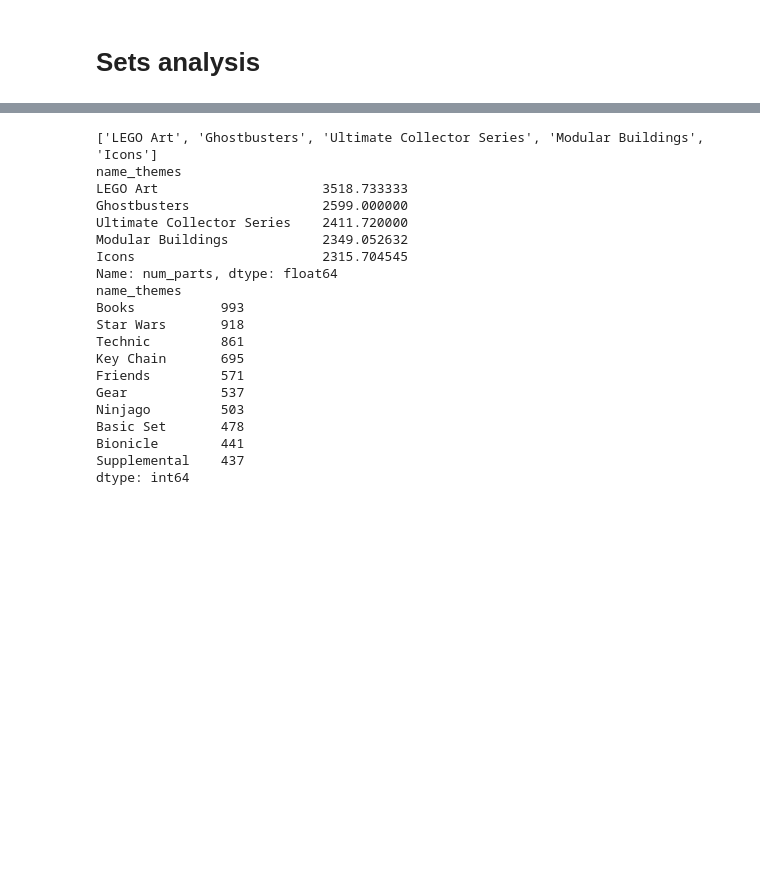
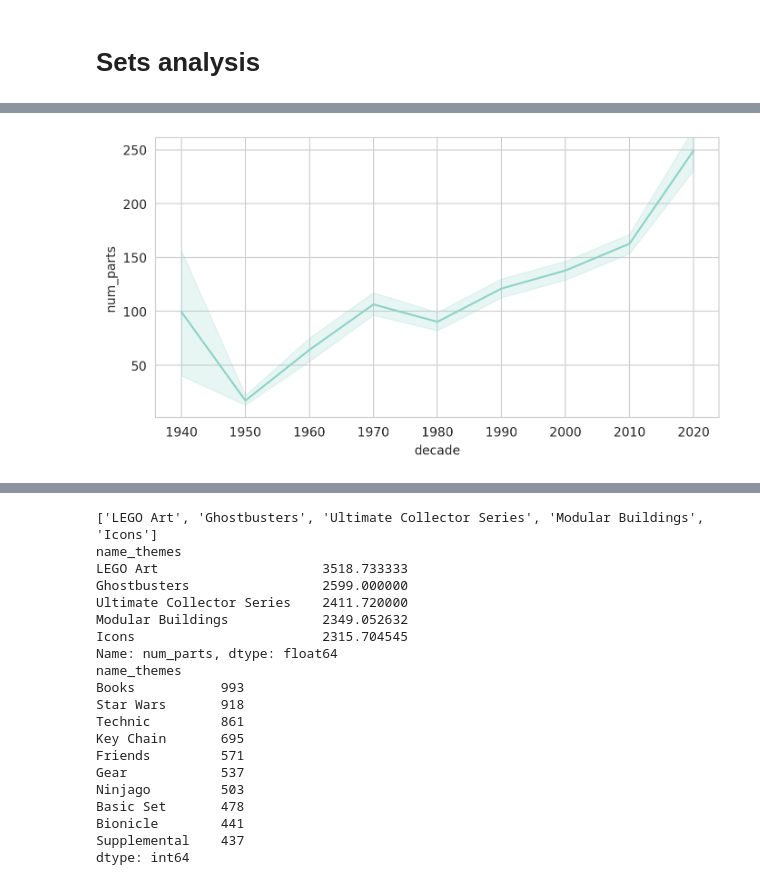
Before and after one commit to mmysior/lego-history, a Jupyter notebook: main-notebook.ipynb, the cells around one changed output, grey strips where cells are left out. Saved outputs shown, nothing was run; the diff lists cells and outputs as text; code cells hidden in the pictures; blank space fills up the shorter version.

```diff
--- a/main-notebook.ipynb
+++ b/main-notebook.ipynb
@@ -66,0 +79,4 @@ sets_themes.head()
+# %%
+# add column with decades
+sets_themes['decade'] = (sets_themes['year'] // 10) * 10
+sets_themes.groupby('decade')['name_sets'].count()
@@ -66,0 +95,6 @@ sets_themes.head()
+# %%
+plt.figure(figsize=(8, 4))
+sns.lineplot(data=sets_themes, x='decade', y='num_parts')
+plt.show()
+# %% [output]
+[figure, added]
```
Also changed, not shown: parts of 12 cells of this notebook.
